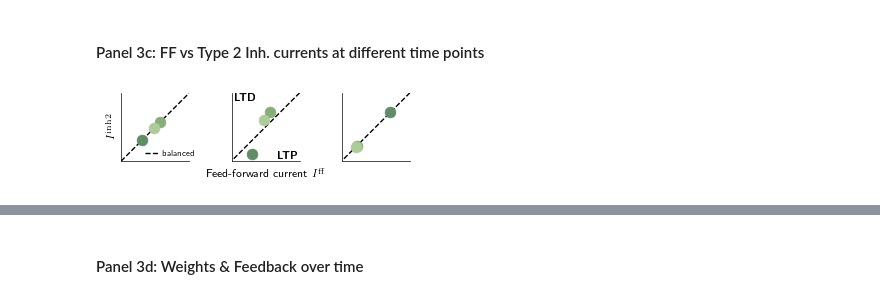
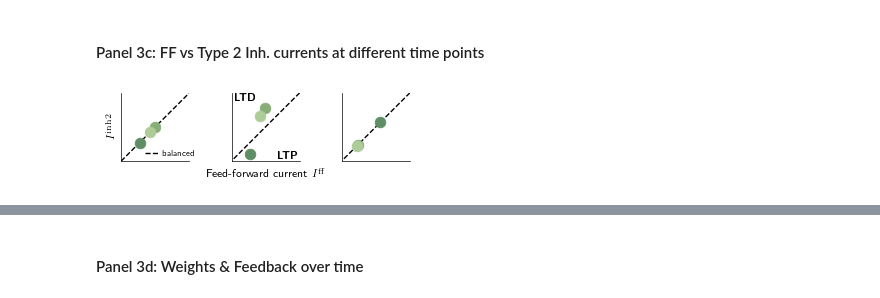
Before and after one commit to fmi-basel/balance-controlled-plasticity, a Jupyter notebook: notebooks/figs_2_and_3.ipynb, the cells around one changed output, grey strips where cells are left out. Cells and saved outputs as stored; diff of their text form; code cells hidden in the pictures.

```diff
--- a/notebooks/figs_2_and_3.ipynb
+++ b/notebooks/figs_2_and_3.ipynb
@@ -175,9 +176,11 @@ inputs = PatternStimuli(input_dt, Nb_patterns,
                         rng_key=key_input)
 
 vf = ExcInhAssemblyOnlineLearningVF(dim_input, nb_ensembles, nb_exc, nb_inh, dim_output,
-                    actE, actI, tauE, tauI, tauOut, tauSlow, tauPre, eta_OUT, eta_FF, alpha,
-                    rng_key=key_vf, perc_overlap=0, binary_membership=False,
-                    controller=controller, normalize_membership=True)
+                    actE, actI, tauE, tauI, tauOut, tauPre, eta_OUT, eta_FF, eta_EE, alpha,
+                    rng_key=key_vf, overlap=0, controller=controller,
+                    g_EE=0, g_II=0, g_EI='default', g_XI=1.0,
+                    #g_EE=1.25, g_II=0.5, g_EI=5.0, g_XI=1.0
+                    )
 
 state = vf.get_initial_state()
 
@@ -788,8 +1129,16 @@ plt.show()
 # %% [markdown]
 #### Record Selectivity before training
 # %%
-# Record Selectivity (t0)
-OLRFs, CLRFs = test_RFs(inputs, 0, state, sim)
+# Record Selectivity (t0) from steady-state helper
+_, _, OLRFs, CLRFs = get_steady_state_uOut(
+    state,
+    sim,
+    inputs,
+    y_idx=0,
+    T_ss_max=1.0,
+    return_pattern_results=True,
+    controller_gain_scale=2.0,
+)
 # %% [markdown]
 #### Training setup
 # %%
@@ -941,35 +1373,33 @@ FB_rec = np.stack(FB_rec).squeeze()
 # %%
 fig = MultiPanel(grid=[3], figsize=(8.4*cm, 2.4*cm))
 
+def _extract_neuron_scalar(value, neuron_idx):
+    arr = np.asarray(value).squeeze()
+
+    if arr.ndim == 0:
+        return float(arr)
+
+    if arr.ndim == 1:
+        return float(arr[neuron_idx])
+
+    arr_n = np.asarray(arr[..., neuron_idx]).reshape(-1)
+    return float(arr_n[-1])
+
 for p in range(Nb_patterns):
-
     # t0
-    fig.panels[0].scatter(vf.alpha * OLRFs[p]['I_FF_bar'][ex_neuron_idx],
-                          OLRFs[p]['I_IE'][ex_neuron_idx],
-                          color=colors_patterns[p],
-                          s = 60)
-
-    # Annotate patterns with letter (A,B,C...) above the points
-    #fig.panels[0].annotate(chr(65+p), (OLRFs[p]['I_FF_tilde'], OLRFs[p]['I_IE'] + 0.1),
-    #                       fontsize=10, ha='center', va='bottom', color=colors_patterns[p], fontweight='bold')
-
+    x0 = vf.alpha * _extract_neuron_scalar(OLRFs[p]['I_FF_bar'], ex_neuron_idx)
+    y0 = _extract_neuron_scalar(OLRFs[p]['I_IE'], ex_neuron_idx)
+    fig.panels[0].scatter(x0, y0, color=colors_patterns[p], s=60)
 
     # t1
-    fig.panels[1].scatter(vf.alpha * CLRFs[p]['I_FF_bar'][ex_neuron_idx],
-                          CLRFs[p]['I_IE'][ex_neuron_idx],
-                          color=colors_patterns[p],
-                          s = 60)
+    x1 = vf.alpha * _extract_neuron_scalar(CLRFs[p]['I_FF_bar'], ex_neuron_idx)
+    y1 = _extract_neuron_scalar(CLRFs[p]['I_IE'], ex_neuron_idx)
+    fig.panels[1].scatter(x1, y1, color=colors_patterns[p], s=60)
 
-    # annotate
-    #fig.panels[1].annotate(chr(65+p), (CLRFs[p]['I_FF_tilde'], CLRFs[p]['I_IE'] + 0.1),
-    #                       fontsize=10, ha='center', va='bottom', color=colors_patterns[p], fontweight='bold')
-
-    #t2
-    fig.panels[2].scatter(vf.alpha * OLRFs2[p]['I_FF_bar'][ex_neuron_idx],
-                          OLRFs2[p]['I_IE'][ex_neuron_idx],
-                          color=colors_patterns[p],
-                          s = 60)
-
+    # t2
+    x2 = vf.alpha * _extract_neuron_scalar(OLRFs2[p]['I_FF_bar'], ex_neuron_idx)
+    y2 = _extract_neuron_scalar(OLRFs2[p]['I_IE'], ex_neuron_idx)
+    fig.panels[2].scatter(x2, y2, color=colors_patterns[p], s=60)
 
 # plot line resembling y = alpha * x
 fig.panels[0].plot([-1, 5],
@@ -979,7 +1409,6 @@ fig.panels[0].plot([-1, 5],
 fig.panels[1].plot([-1, 5],
                    [-1, 5],
                    color='black', linestyle='--', lw=1, zorder=-10, label='balanced')
-
 
 fig.panels[2].plot([-1, 5],
                    [-1, 5],
@@ -992,36 +1421,32 @@ fig.panels[0].set_xlim(axmin, axmax)
 fig.panels[0].set_ylim(axmin, axmax)
 
 fig.panels[1].set_xlim(axmin, axmax)
 fig.panels[1].set_ylim(axmin, axmax)
 
 fig.panels[2].set_xlim(axmin, axmax)
 fig.panels[2].set_ylim(axmin, axmax)
 
 fig.panels[0].set_yticks([])
 fig.panels[0].set_xticks([])
 fig.panels[1].set_yticks([])
 fig.panels[1].set_xticks([])
 fig.panels[2].set_yticks([])
 fig.panels[2].set_xticks([])
 
-
 fig.fig.supxlabel(r'Feed-forward current $I^{\mathrm{ff}}$', fontsize=8)
 fig.panels[0].set_ylabel(r'$I^{\mathrm{inh2}}$', fontsize=8)
 fig.panels[0].legend(handlelength=1.5, handletextpad=0.5, fontsize=6, loc=(0.3, 0.0))
-
-#fig.panels[0].set_title('No Feedback', fontsize=8, fontweight='bold')
-#fig.panels[1].set_title('\nPattern A relevant', fontsize=8, fontweight='bold')
 
 # Equal aspect ratio
 fig.panels[0].set_aspect('equal')
 fig.panels[1].set_aspect('equal')
 fig.panels[2].set_aspect('equal')
 
 # Annotate 'LTP' in bottom right corner
 fig.panels[1].text(1, 0, r'\textbf{LTP}', fontsize=8, ha='right', va='bottom', transform=fig.panels[1].transAxes)
 fig.panels[1].text(0.05, 1, r'\textbf{LTD}', fontsize=8, ha='left', va='top', transform=fig.panels[1].transAxes)
 
-plt.savefig(figure_directory / "3c_balanced_currents.pdf", bbox_inches='tight')
+plt.savefig(figure_directory / "3e_balanced_currents.pdf", bbox_inches='tight')
 plt.show()
 # %% [output]
-[figure, old version]
+[figure, new version]
```
Also changed, not shown: parts of 20 cells of this notebook.
